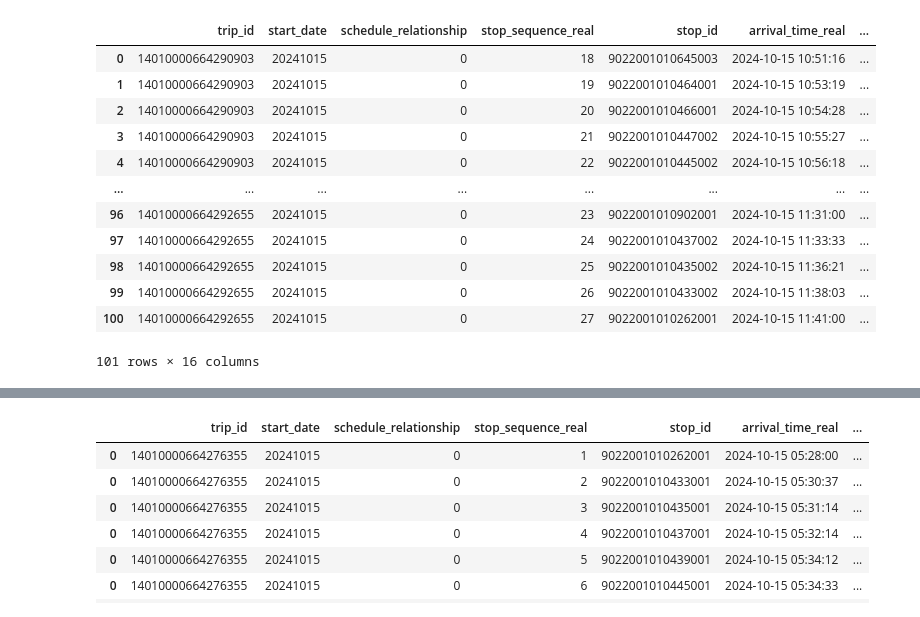
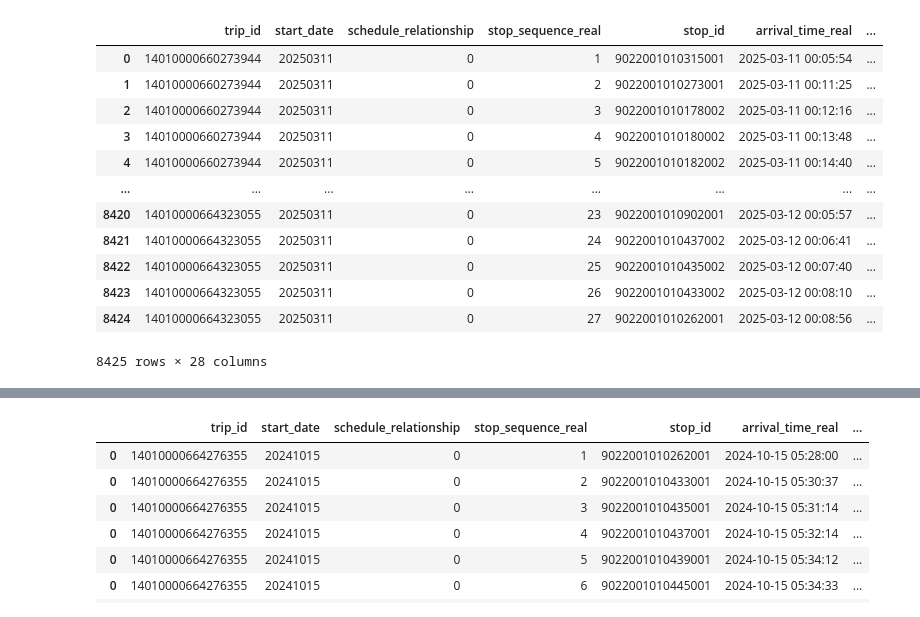
Before and after one commit to jesus-martinez02/PT-Project, a Jupyter notebook: test.ipynb, the cells around one changed output, grey strips where cells are left out. Cells and saved outputs as stored; diff of their text form; code cells hidden in the pictures.

```diff
--- a/test.ipynb
+++ b/test.ipynb
@@ -7,19 +5,18 @@ from file_processing import *
 filename = 'sl-tripupdates-2024-10-15T11-00-33Z.pb'
 # %%
-static_df = generate_static_data(static_path = "data/GTFS-SL-2024-10-15/", in_relevant_lines = ['61'])
-df = process_real_time_file(in_file = filename, in_static_df = static_df)
+df = pd.read_csv("2025-03-11.csv")
 df
 # %% [output]
 |  | trip_id | start_date | schedule_relationship | stop_sequence_real | stop_id | arrival_time_real | ... |
-| 0 | 14010000664290903 | 20241015 | 0 | 18 | 9022001010645003 | 2024-10-15 10:51:16 | ... |
-| 1 | 14010000664290903 | 20241015 | 0 | 19 | 9022001010464001 | 2024-10-15 10:53:19 | ... |
-| 2 | 14010000664290903 | 20241015 | 0 | 20 | 9022001010466001 | 2024-10-15 10:54:28 | ... |
-| 3 | 14010000664290903 | 20241015 | 0 | 21 | 9022001010447002 | 2024-10-15 10:55:27 | ... |
-| 4 | 14010000664290903 | 20241015 | 0 | 22 | 9022001010445002 | 2024-10-15 10:56:18 | ... |
+| 0 | 14010000660273944 | 20250311 | 0 | 1 | 9022001010315001 | 2025-03-11 00:05:54 | ... |
+| 1 | 14010000660273944 | 20250311 | 0 | 2 | 9022001010273001 | 2025-03-11 00:11:25 | ... |
+| 2 | 14010000660273944 | 20250311 | 0 | 3 | 9022001010178002 | 2025-03-11 00:12:16 | ... |
+| 3 | 14010000660273944 | 20250311 | 0 | 4 | 9022001010180002 | 2025-03-11 00:13:48 | ... |
+| 4 | 14010000660273944 | 20250311 | 0 | 5 | 9022001010182002 | 2025-03-11 00:14:40 | ... |
 | ... | ... | ... | ... | ... | ... | ... | ... |
-| 96 | 14010000664292655 | 20241015 | 0 | 23 | 9022001010902001 | 2024-10-15 11:31:00 | ... |
-| 97 | 14010000664292655 | 20241015 | 0 | 24 | 9022001010437002 | 2024-10-15 11:33:33 | ... |
-| 98 | 14010000664292655 | 20241015 | 0 | 25 | 9022001010435002 | 2024-10-15 11:36:21 | ... |
-| 99 | 14010000664292655 | 20241015 | 0 | 26 | 9022001010433002 | 2024-10-15 11:38:03 | ... |
-| 100 | 14010000664292655 | 20241015 | 0 | 27 | 9022001010262001 | 2024-10-15 11:41:00 | ... |
+| 8420 | 14010000664323055 | 20250311 | 0 | 23 | 9022001010902001 | 2025-03-12 00:05:57 | ... |
+| 8421 | 14010000664323055 | 20250311 | 0 | 24 | 9022001010437002 | 2025-03-12 00:06:41 | ... |
+| 8422 | 14010000664323055 | 20250311 | 0 | 25 | 9022001010435002 | 2025-03-12 00:07:40 | ... |
+| 8423 | 14010000664323055 | 20250311 | 0 | 26 | 9022001010433002 | 2025-03-12 00:08:10 | ... |
+| 8424 | 14010000664323055 | 20250311 | 0 | 27 | 9022001010262001 | 2025-03-12 00:08:56 | ... |
-101 rows × 16 columns
+8425 rows × 28 columns
```
Also changed, not shown: parts of 28 cells of this notebook, 4 other files.
